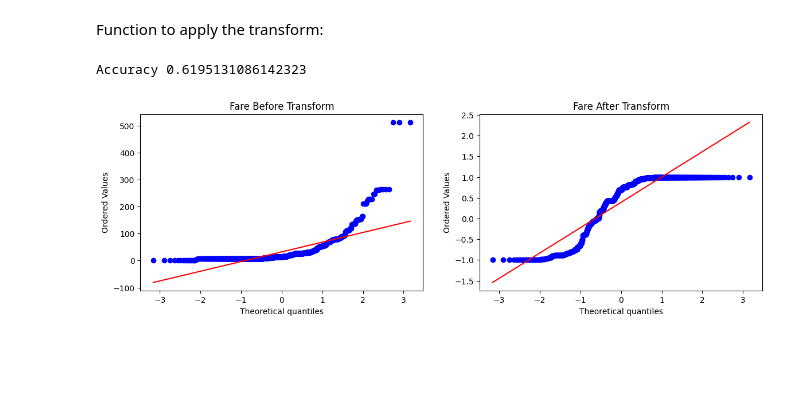
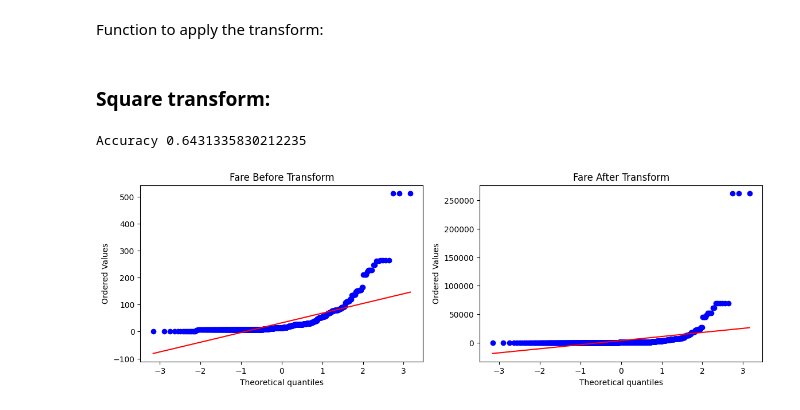
Before and after one commit to Foolmannn/ml-learnings, a Jupyter notebook: 5FeatureEngineering/Mathematical_Transformations/function_transformer.ipynb, the cells around one changed output. Saved outputs shown, nothing was run; the diff lists cells and outputs as text; code cells hidden in the pictures; blank space fills up the shorter version.

```diff
--- a/5FeatureEngineering/Mathematical_Transformations/function_transformer.ipynb
+++ b/5FeatureEngineering/Mathematical_Transformations/function_transformer.ipynb
@@ -244,8 +244,11 @@ def apply_transform(transform):
     plt.title('Fare After Transform')
 
     plt.show()
+# %% [markdown]
+### Square transform:
 # %%
-apply_transform(np.sin)
+# apply_transform(lambda x: x)
+apply_transform(lambda x: x**2)
 # %% [output]
-Accuracy 0.6195131086142323
+Accuracy 0.6431335830212235
-[figure, old version]
+[figure, new version]
```
Also changed, not shown: parts of 8 cells of this notebook.
